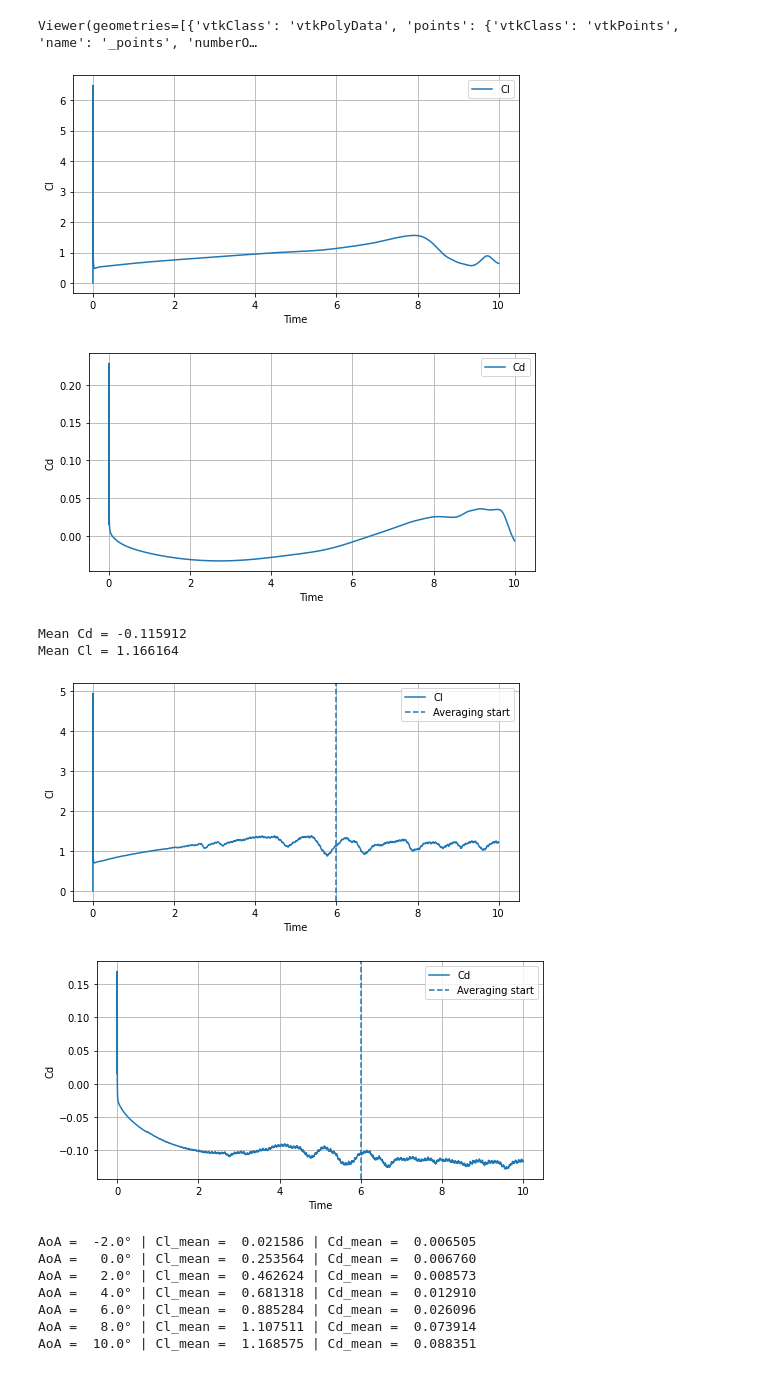
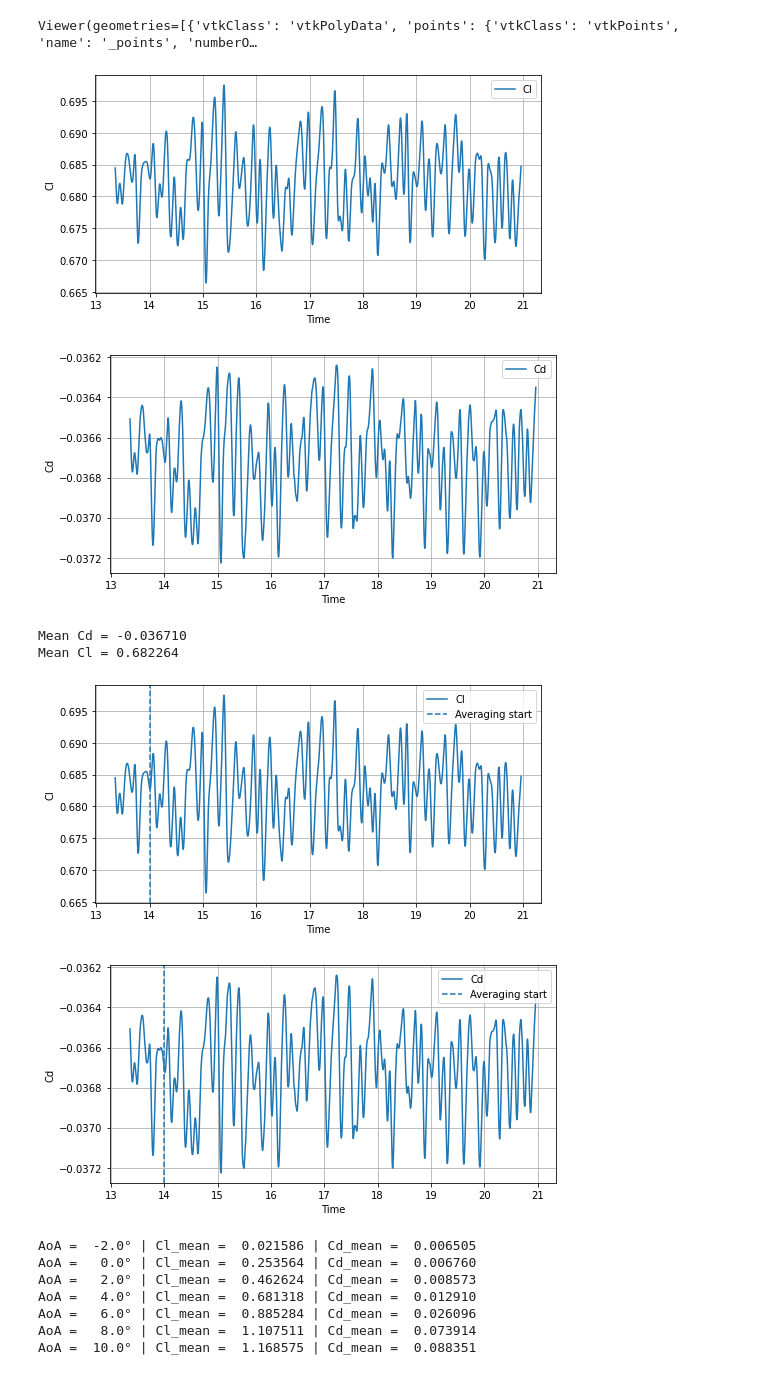
Before and after one commit to Sofia-ME/AG16_Nektar_pp, a Jupyter notebook: Coursework.ipynb, the cells around one changed output. Cells and saved outputs as stored; diff of their text form; code cells hidden in the pictures.

```diff
--- a/Coursework.ipynb
+++ b/Coursework.ipynb
@@ -58,7 +58,7 @@ Viewer(geometries=[{'vtkClass': 'vtkPolyData', 'points': {'vtkClass': 'vtkPoints
 # %%
 import numpy as np
 import matplotlib.pyplot as plt
-data = np.genfromtxt("6_p32_AeroForces.fce", dtype=np.float64,skip_header=6)
+data = np.genfromtxt("3d_4_NDF_AeroForces.fce", dtype=np.float64,skip_header=6)
 time = data[:,0]
 fx = data[:,3]
 fy = data[:,6]
@@ -68,41 +68,41 @@ AoA = 0
 
 # Convert to radians
 alpha = np.deg2rad(AoA)
 
 # Rotate forces into aerodynamic coordinates
 Drag =  fx*np.cos(alpha) + fy*np.sin(alpha)
 Lift = -fx*np.sin(alpha) + fy*np.cos(alpha)
 
 # Lift and drag coefficients
 Cd = 2*Drag
 Cl = 2*Lift
 
 # Plot Cl
 plt.figure(figsize=(8,4))
 plt.plot(time, Cl, label="Cl")
 plt.xlabel("Time")
 plt.ylabel("Cl")
 plt.grid(True)
 plt.legend()
 plt.show()
 
 # Plot Cd
 plt.figure(figsize=(8,4))
 plt.plot(time, Cd, label="Cd")
 plt.xlabel("Time")
 plt.ylabel("Cd")
 plt.grid(True)
 plt.legend()
 plt.show()
 # %% [output]
-[figure, old version]
+[figure, new version]
-[figure, old version]
+[figure, new version]
 # %%
 import numpy as np
 import matplotlib.pyplot as plt
 
 # Load aerodynamic forces file
-data = np.genfromtxt("10_AeroForces.fce", dtype=np.float64, skip_header=6)
+data = np.genfromtxt("3d_4_NDF_AeroForces.fce", dtype=np.float64, skip_header=6)
 
 time = data[:,0]
 fx = data[:,3]
@@ -122,7 +122,7 @@ Cl = 2*Lift
 
 # Choose averaging interval
 
-t_start_avg = 6.0
+t_start_avg = 14.0
 
 mask = time >= t_start_avg
 
@@ -158,10 +158,10 @@ plt.grid(True)
 plt.legend()
 plt.show()
 # %% [output]
-Mean Cd = -0.115912
-Mean Cl = 1.166164
+Mean Cd = -0.036710
+Mean Cl = 0.682264
-[figure, old version]
+[figure, new version]
-[figure, old version]
+[figure, new version]
 # %%
 import numpy as np
 import matplotlib.pyplot as plt
```
Also changed, not shown: parts of 3 cells of this notebook.
